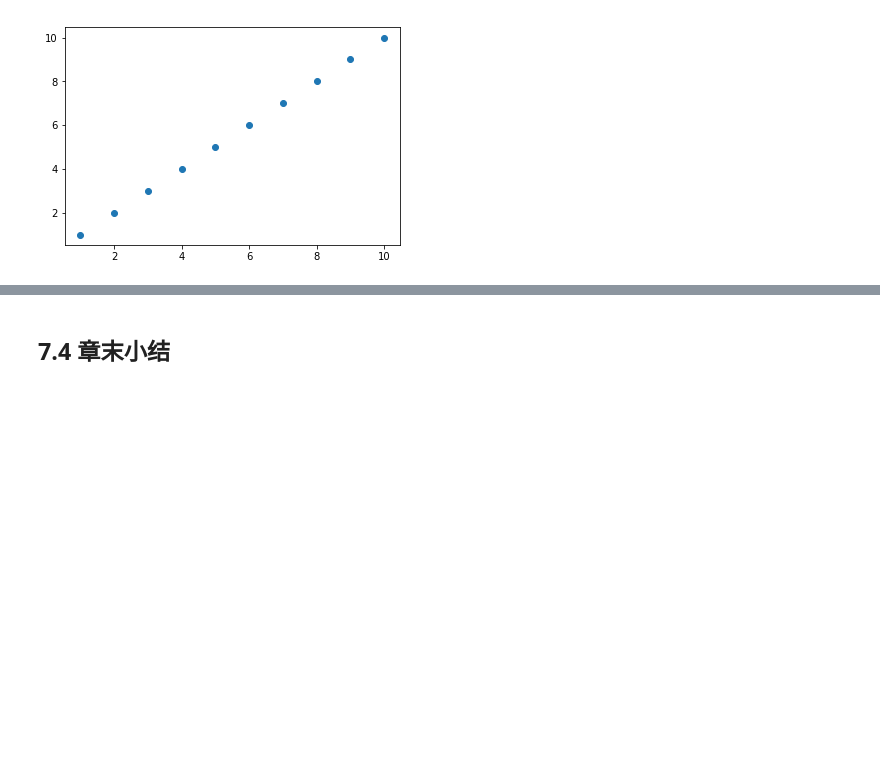
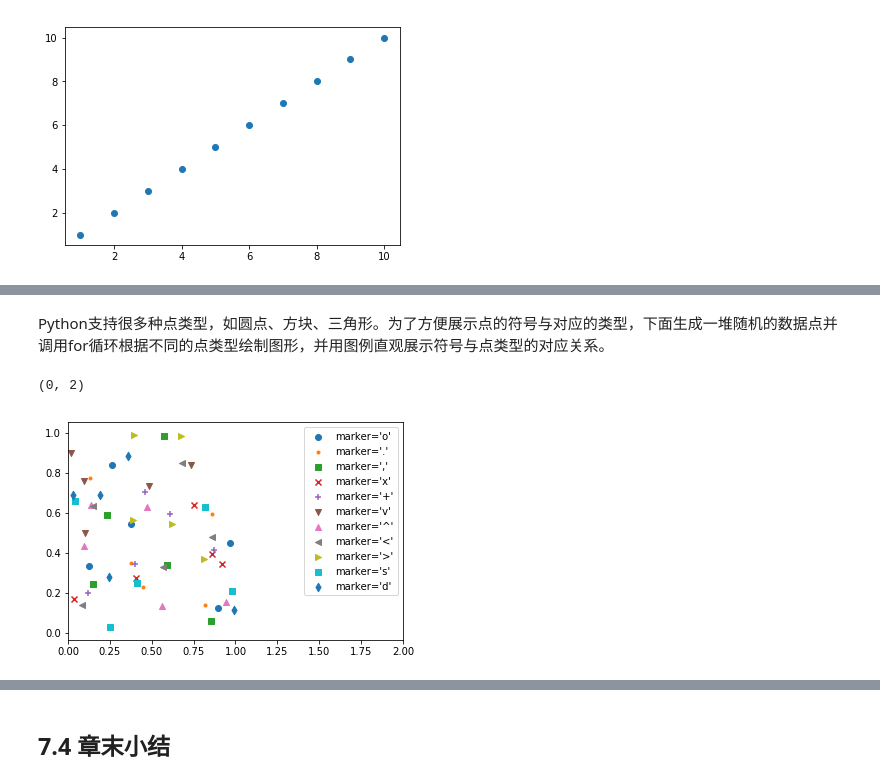
Before and after one commit to ShixiangWang/pybook, a Jupyter notebook: 07-matplotlib.ipynb, the cells around one changed output, grey strips where cells are left out. Drawn from its saved outputs; the diff is of its cells as text; code cells hidden in the pictures; blank space fills up the shorter version.

```diff
--- a/07-matplotlib.ipynb
+++ b/07-matplotlib.ipynb
@@ -545,0 +497,17 @@ ax.set(xlim=(0,10), ylim=(-2,2),
+# %% [markdown]
+Python支持很多种点类型，如圆点、方块、三角形。为了方便展示点的符号与对应的类型，下面生成一堆随机的数据点并调用for循环根据不同的点类型绘制图形，并用图例直观展示符号与点类型的对应关系。
+# %%
+# 创建一个隔离的随机数生成器
+rng = np.random.RandomState(123456)
+
+# 循环绘制点图
+for marker in ['o', '.', ',', 'x', '+', 'v', '^', '<', '>', 's', 'd']:
+    plt.scatter(list(rng.rand(5)), list(rng.rand(5)), marker = marker,
+               label="marker='{0}'".format(marker))
+
+# 显示图例
+plt.legend(numpoints=1)
+plt.xlim(0, 2)  # 避免图例与点重叠
+# %% [output]
+(0, 2)
+[figure, added]
```
Also changed, not shown: parts of 78 cells of this notebook, 1 other file.
